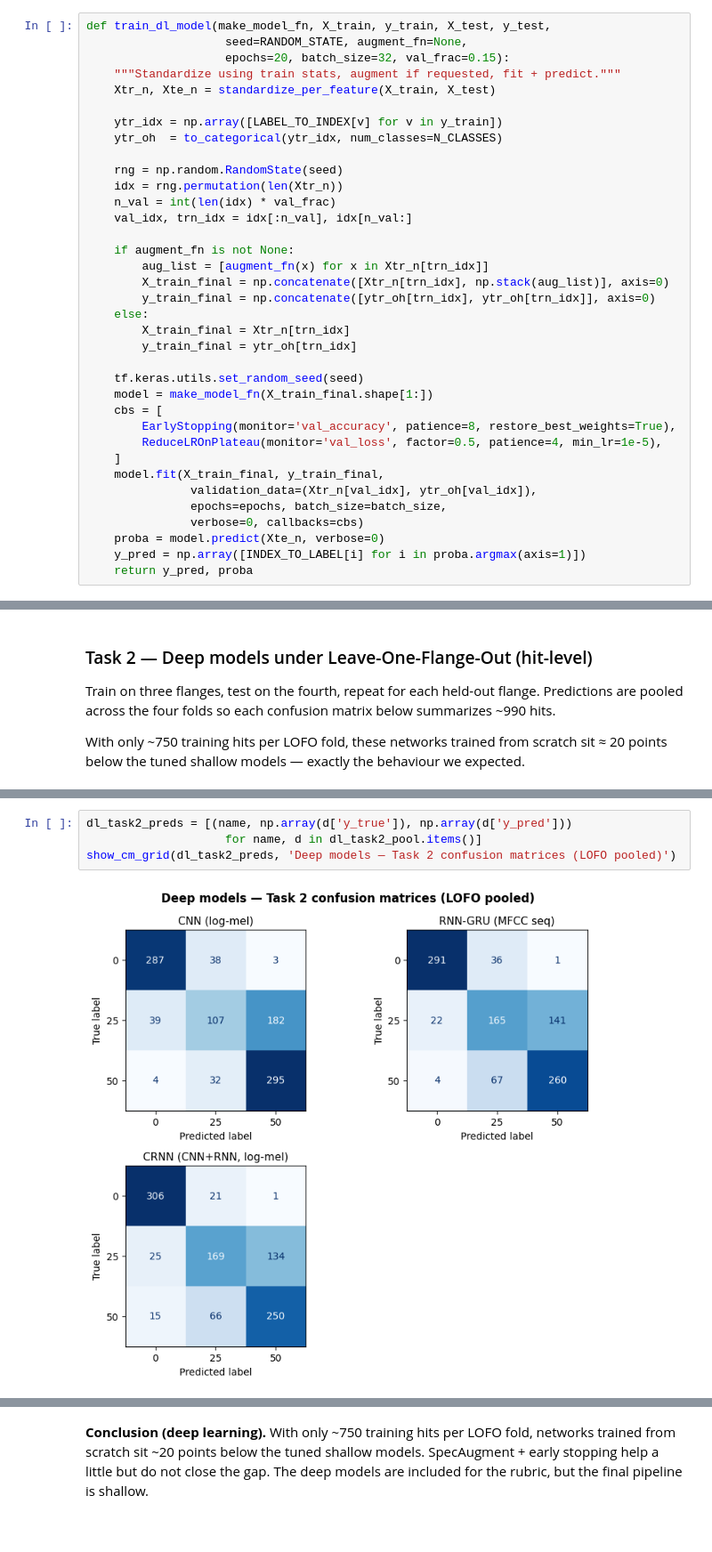
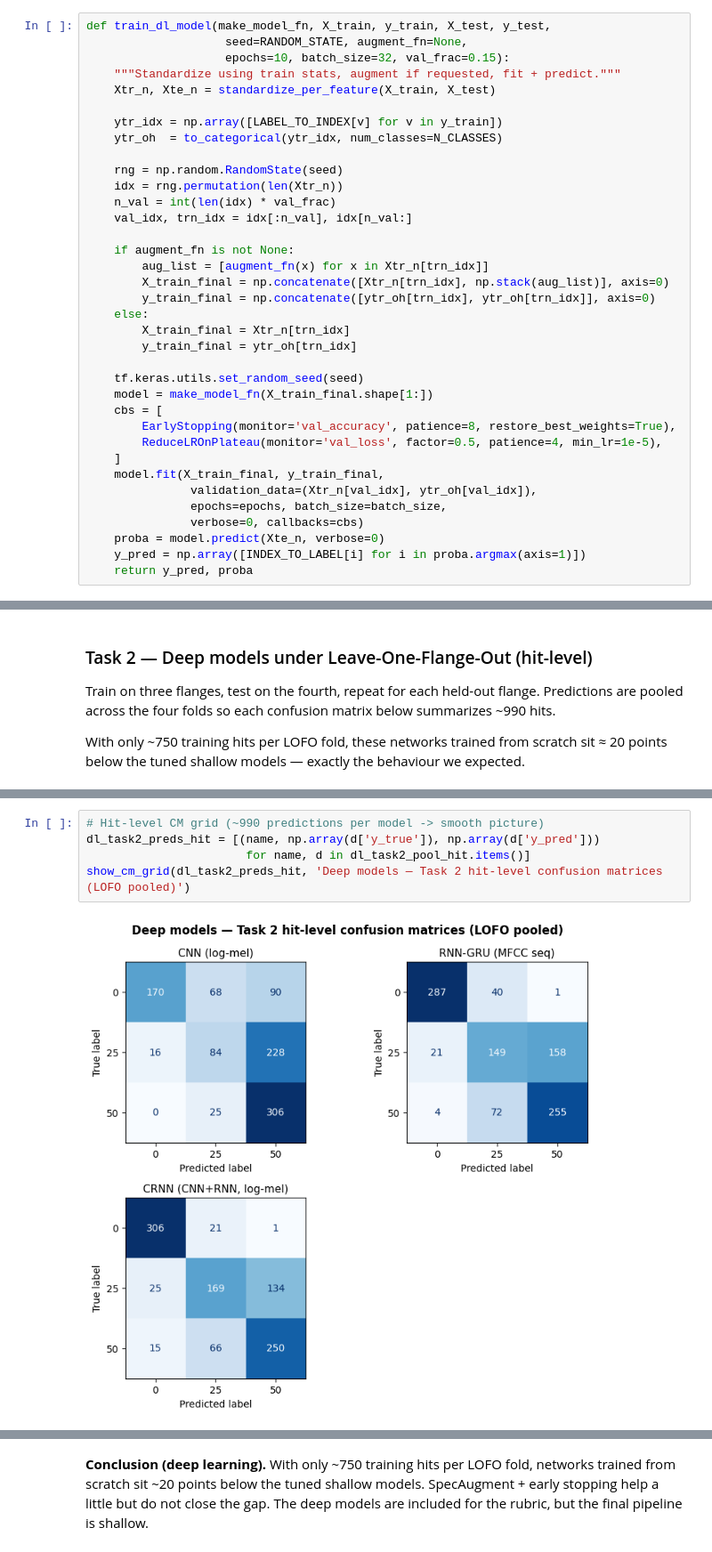
Before and after one commit to MedAmineAlouani/FinalProjectML, a Jupyter notebook: Final_Project_ML_Submission.ipynb, the cells around one changed output, grey strips where cells are left out. Shown at 89% size. Cells and saved outputs as stored; diff of their text form.

```diff
--- a/Final_Project_ML_Submission.ipynb
+++ b/Final_Project_ML_Submission.ipynb
@@ -1141,7 +1141,7 @@ and a confusion matrix.
 # %%
 def train_dl_model(make_model_fn, X_train, y_train, X_test, y_test,
                     seed=RANDOM_STATE, augment_fn=None,
-                    epochs=20, batch_size=32, val_frac=0.15):
+                    epochs=10, batch_size=32, val_frac=0.15):
     """Standardize using train stats, augment if requested, fit + predict."""
     Xtr_n, Xte_n = standardize_per_feature(X_train, X_test)
 
@@ -1284,6 +1299,7 @@ Deep models — Task 2 mean hit-level accuracy:
 # %%
-dl_task2_preds = [(name, np.array(d['y_true']), np.array(d['y_pred']))
-                    for name, d in dl_task2_pool.items()]
-show_cm_grid(dl_task2_preds, 'Deep models — Task 2 confusion matrices (LOFO pooled)')
+# Hit-level CM grid (~990 predictions per model -> smooth picture)
+dl_task2_preds_hit = [(name, np.array(d['y_true']), np.array(d['y_pred']))
+                       for name, d in dl_task2_pool_hit.items()]
+show_cm_grid(dl_task2_preds_hit, 'Deep models — Task 2 hit-level confusion matrices (LOFO pooled)')
 # %% [output]
-[figure, old version]
+[figure, new version]
```
Also changed, not shown: parts of 20 cells of this notebook, 1 other file.
